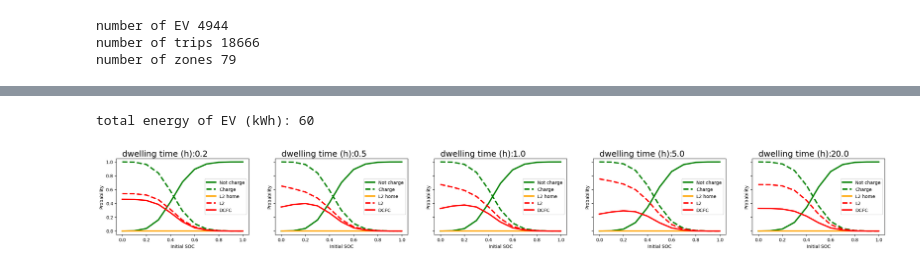
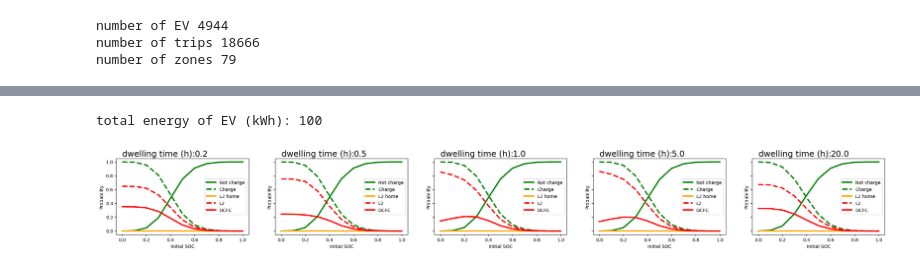
Before and after one commit to ysophialiu/Etransportation_models, a Jupyter notebook: TEST.ipynb, the cells around one changed output, grey strips where cells are left out. Drawn from its saved outputs; the diff is of its cells as text; code cells hidden in the pictures.

```diff
--- a/TEST.ipynb
+++ b/TEST.ipynb
@@ -47,8 +107,7 @@ newTrip = TripData(
     rate=rate,
     location_name=location_name,
     home_price=home_price,
-    D=D,
-    test_pub_price=test_pub_price,
+    simulated_days=simulated_days,
     L_available=L_available,
     pub_price=pub_price,
     zzones=zzones,
@@ -121,0 +168,33 @@ available charging type (home, non-home L2, non_home DCFC): [0, 1, 1]
+# %%
+test_En = 60
+print('total energy of EV (kWh):', test_En)
+
+wait_time = np.array([0.2,0.5,1,5,20])
+
+fig, axs = plt.subplots(1,len(wait_time), figsize=(6*len(wait_time),3), sharey=True)
+
+SOC_test = np.arange(0, 1.1, 0.1)
+
+for j in range(len(wait_time)):
+    z = []
+
+    for i in SOC_test:
+        z = z + [choiceModel.charging_choice(i,wait_time[j],test_En,L_available,pub_price)[1]]
+
+    z0 = np.array(z).T[0]
+    z1 = np.array(z).T[1]
+    z2 = np.array(z).T[2]
+    z3 = np.array(z).T[3]
+
+    axs[j].plot( SOC_test, z0, marker='', color='green', linewidth=3,linestyle='solid',label="Not charge")
+    axs[j].plot( SOC_test, 1-z0, marker='', color='green', linewidth=3, linestyle='dashed',label="Charge")
+    axs[j].plot( SOC_test, z1, marker='', color='orange', linewidth=3,linestyle='solid',label="L2 home")
+    axs[j].plot( SOC_test, z2, marker='', color='r', linewidth=3,linestyle='dashed',label="L2")
+    axs[j].plot( SOC_test, z3, marker='', color='r', linewidth=3,linestyle='solid',label="DCFC")
+    axs[j].set_xlabel('Initial SOC')
+    axs[j].set_ylabel('Probability')
+    axs[j].text(0, 1.08, 'dwelling time (h):', fontsize=18)
+    axs[j].text(0.6, 1.08, wait_time[j], fontsize=18)
+    axs[j].legend(loc = 'right')
+
+plt.subplots_adjust(hspace=0.3)
@@ -122,37 +204,38 @@ available charging type (home, non-home L2, non_home DCFC): [0, 1, 1]
 # %%
-# total energy of EV
-test_En = 60 #250 #100 # 60
+test_En = 100
 print('total energy of EV (kWh):',test_En)
+
+import matplotlib.pyplot as plt
 
 wait_time = np.array([0.2,0.5,1,5,20]) #([0.2,0.5,1,2,3,5,6,7,10])
 
 fig, axs = plt.subplots(1,len(wait_time), figsize=(6*len(wait_time),3), sharey=True)
 
 SOC_test = np.arange(0, 1.1, 0.1)
 
 for j in range(len(wait_time)):
     z = []
 
     for i in SOC_test:
-        z = z + [choiceModel.charging_choice(i,wait_time[j],test_En,L_available,test_pub_price)[1]]
+        z = z + [choiceModel.charging_choice(i,wait_time[j],test_En,L_available,pub_price)[1]]
 
     z0 = np.array(z).T[0]
     z1 = np.array(z).T[1]
     z2 = np.array(z).T[2]
     z3 = np.array(z).T[3]
 
     axs[j].plot( SOC_test, z0, marker='', color='green', linewidth=3,linestyle='solid',label="Not charge")
     axs[j].plot( SOC_test, 1-z0, marker='', color='green', linewidth=3, linestyle='dashed',label="Charge")
     axs[j].plot( SOC_test, z1, marker='', color='orange', linewidth=3,linestyle='solid',label="L2 home")
     axs[j].plot( SOC_test, z2, marker='', color='r', linewidth=3,linestyle='dashed',label="L2")
     axs[j].plot( SOC_test, z3, marker='', color='r', linewidth=3,linestyle='solid',label="DCFC")
     axs[j].set_xlabel('Initial SOC')
     axs[j].set_ylabel('Probability')
     axs[j].text(0, 1.08, 'dwelling time (h):', fontsize=18)
     axs[j].text(0.6, 1.08, wait_time[j], fontsize=18)
     axs[j].legend(loc = 'right')
 
 plt.subplots_adjust(hspace=0.3)
 # %% [output]
-total energy of EV (kWh): 60
+total energy of EV (kWh): 100
-[figure, old version]
+[figure, new version]
```
Also changed, not shown: parts of 27 cells of this notebook, 6 other files.
